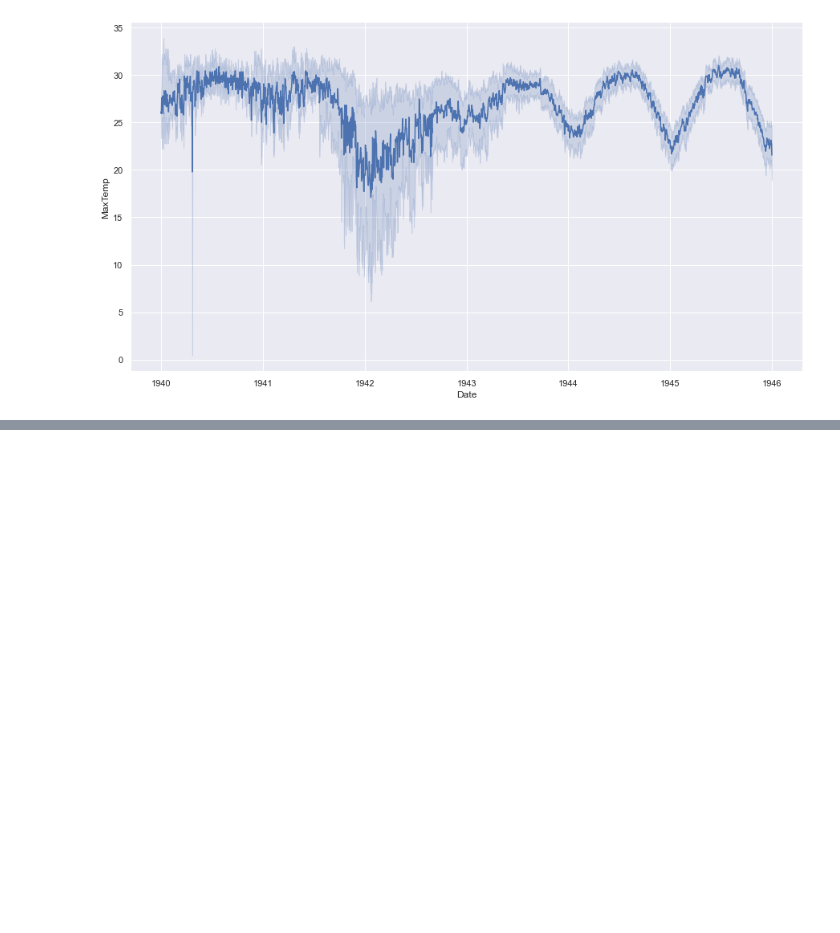
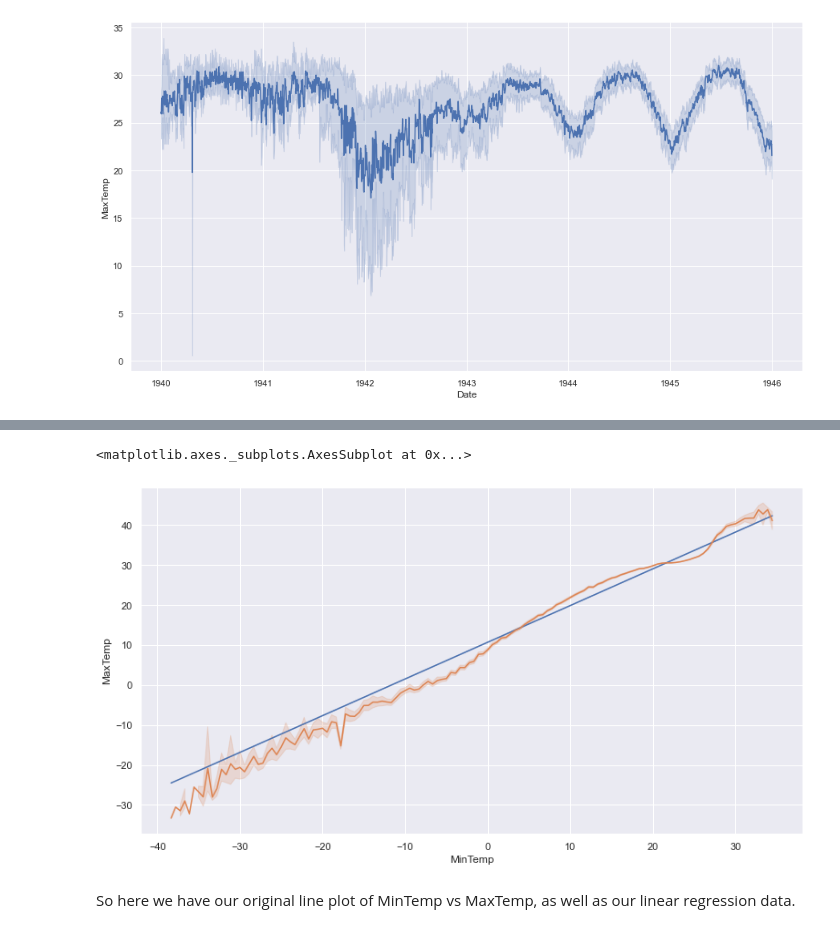
Before and after one commit to djournic/WW2_Weather, a Jupyter notebook: WW2_LR_Temperature.ipynb, the cells around one changed output, grey strips where cells are left out. Cells and saved outputs as stored; diff of their text form; code cells hidden in the pictures; blank space fills up the shorter version.

```diff
--- a/WW2_LR_Temperature.ipynb
+++ b/WW2_LR_Temperature.ipynb
@@ -88,0 +109,12 @@ sns.lineplot(data=df1, x="Date", y="MaxTemp")
+# %%
+x = df1['MinTemp']
+y = (.919)*x+10.7
+y1=df1['MaxTemp']
+sns.set(rc = {'figure.figsize':(13,7)})
+sns.lineplot(x= x, y=y)
+sns.lineplot(data=df1, x="MinTemp", y="MaxTemp")
+# %% [output]
+<matplotlib.axes._subplots.AxesSubplot at 0x...>
+[figure, added]
+# %% [markdown]
+So here we have our original line plot of MinTemp vs MaxTemp, as well as our linear regression data.
```
Also changed, not shown: parts of 5 cells of this notebook.
